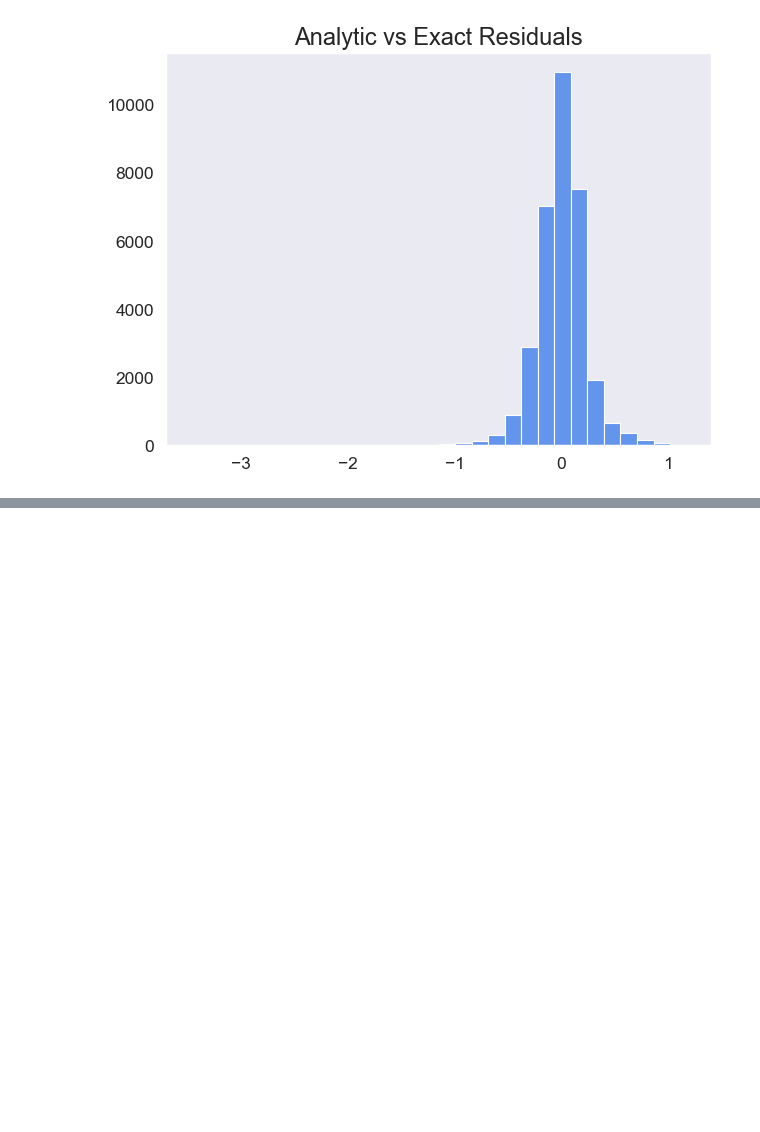
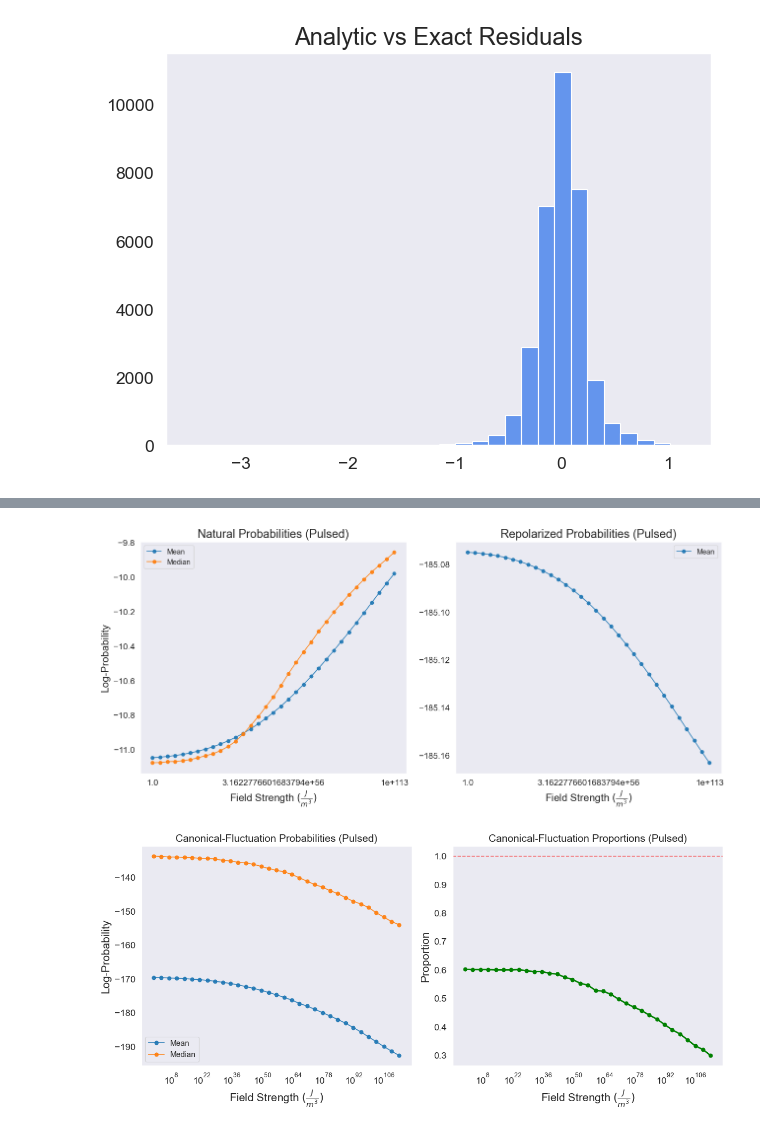
Before and after one commit to jgsoltes/Spacetime-KDE, a Jupyter notebook: Universe_KDE.ipynb, the cells around one changed output, grey strips where cells are left out. Drawn from its saved outputs; the diff is of its cells as text; code cells hidden in the pictures; blank space fills up the shorter version.

Commit message:
With pulse injection

```diff
--- a/Universe_KDE.ipynb
+++ b/Universe_KDE.ipynb
@@ -2169,0 +2262,70 @@ Refined equation: 0.777 (raw_shape) + 2.42
+# %%
+### read resonant probability csv's
+exo_natural_df = pd.read_csv('pulsed_probabilities_nonrepolarized.csv')
+exo_repolarized_df = pd.read_csv('pulsed_probabilities_repolarized.csv')
+natural_mean_probs = np.mean(exo_natural_df,axis=0)
+natural_median_probs = np.median(exo_natural_df,axis=0)
+repolarized_mean_probs = np.mean(exo_repolarized_df,axis=0)
+repolarized_median_probs = np.median(exo_repolarized_df,axis=0)
+
+### resonant probabilities
+fig, ax = plt.subplots(1,2,figsize=(13,6))
+
+ax[0].plot(natural_mean_probs, marker='o', alpha=0.9, label='Mean')
+ax[0].plot(natural_median_probs, marker='o', alpha=0.9, label='Median')
+ax[0].set_title('Natural Probabilities (Pulsed)')
+ax[0].set_xlabel(r'Field Strength $(\frac{J}{m^3})$')
+ax[0].set_xticks([0,16,32]) # first, middle, last index
+ax[0].set_ylabel('Log-Probability')
+ax[0].legend()
+
+ax[1].plot(repolarized_mean_probs, marker='o', alpha=0.9, label='Mean')
+# ax[1].plot(repolarized_median_probs, alpha=0.9, label='Median')
+ax[1].set_title('Repolarized Probabilities (Pulsed)')
+ax[1].set_xlabel(r'Field Strength $(\frac{J}{m^3})$')
+ax[1].set_xticks([0,16,32]) # first, middle, last index
+ax[1].set_ylabel('')
+ax[1].legend()
+
+plt.tight_layout()
+plt.show()
+
+print()
+
+
+### fluctuations
+exo_fluctuation_df = pd.read_csv('pulsed_fluctuation_probs.csv')
+fluctuation_mean_probs = np.mean(exo_fluctuation_df,axis=0)
+fluctuation_median_probs = np.median(exo_fluctuation_df,axis=0)
+
+# phase activation curve
+fluc_mags_plot = np.logspace(0, 113, exo_fluctuation_df.shape[1]) # ensure shape match
+successful_fluctuations = exo_fluctuation_df >= min_proba_existing
+success_rates = successful_fluctuations.mean(axis=0)
+
+
+# plot fluctuation probabilities
+fig, ax = plt.subplots(1,2,figsize=(12,5.5))
+ax[0].plot(fluc_mags_plot, fluctuation_mean_probs, marker='o', alpha=0.9, label='Mean')
+ax[0].plot(fluc_mags_plot, fluctuation_median_probs, marker='o', alpha=0.9, label='Median')
+ax[0].set_title('Canonical-Fluctuation Probabilities (Pulsed)', fontsize=14)
+ax[0].set_xlabel(r'Field Strength $(\frac{J}{m^3})$')
+ax[0].set_ylabel('Log-Probability')
+ax[0].set_xticks([0,56,111])
+ax[0].set_xscale('log')
+ax[0].legend(loc='lower left')
+
+
+# plot fluctuation rates
+ax[1].plot(fluc_mags_plot, success_rates.values, marker='o', color='green', linewidth=2)
+ax[1].axhline(y=1.0, color='red', linestyle='--', alpha=0.5, label='Guaranteed Fluctuation')
+ax[1].set_title('Canonical-Fluctuation Proportions (Pulsed)', fontsize=14)
+ax[1].set_xlabel(r'Field Strength $(\frac{J}{m^3})$')
+ax[1].set_ylabel('Proportion')
+ax[1].set_xscale('log')
+
+plt.tight_layout()
+plt.show()
+# %% [output]
+[figure, added]
+[figure, added]
```
Also changed, not shown: parts of 10 cells of this notebook.
